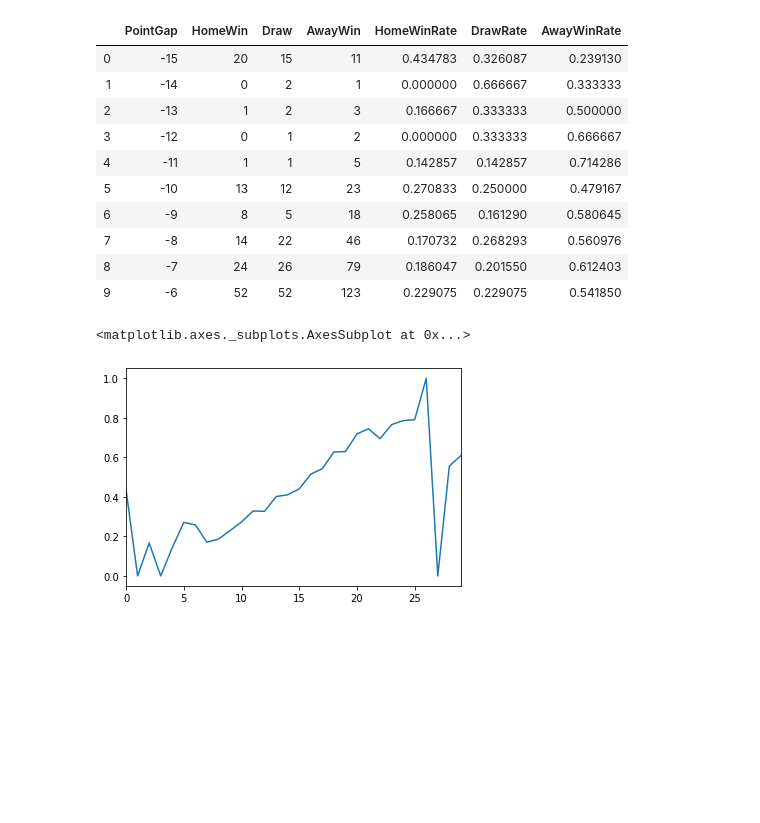
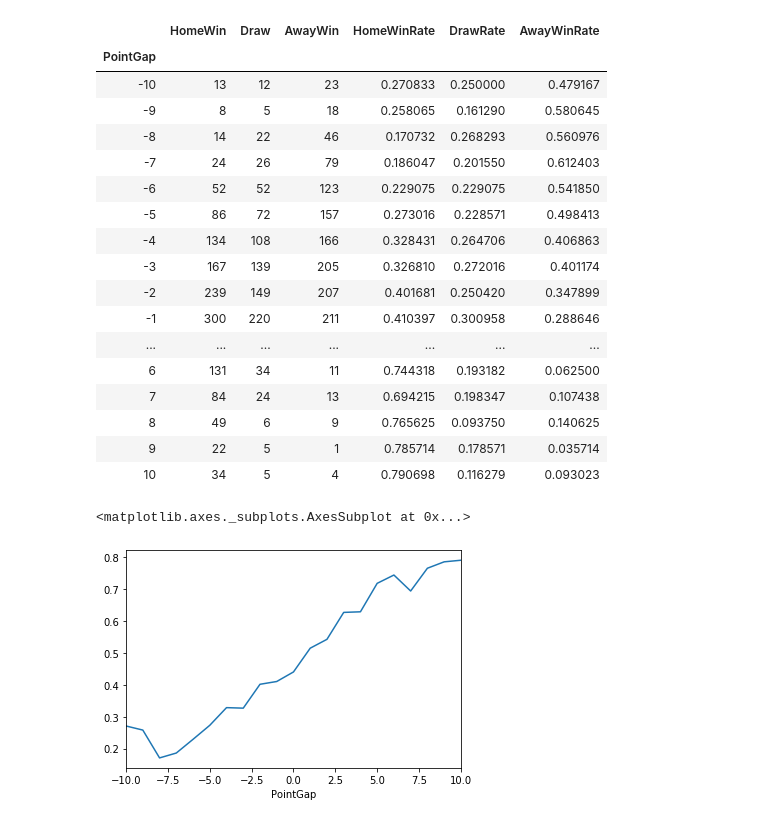
Before and after one commit to Thomastakovich/INFO6205Final, a Jupyter notebook: histogrameAndPdf.ipynb, the cells around one changed output. Cells and saved outputs as stored; diff of their text form; code cells hidden in the pictures; blank space fills up the shorter version.

```diff
--- a/histogrameAndPdf.ipynb
+++ b/histogrameAndPdf.ipynb
@@ -14,19 +1,28 @@
 # %%
 import pandas as pd
 relationship = pd.read_csv('relationship.csv')
-relationship.head(10)
+relationship = relationship[abs(relationship['PointGap']) < 11]
+relationship.set_index(['PointGap'], inplace=True)
+relationship
 # %% [output]
-|  | PointGap | HomeWin | Draw | AwayWin | HomeWinRate | DrawRate | AwayWinRate |
-| 0 | -15 | 20 | 15 | 11 | 0.434783 | 0.326087 | 0.239130 |
-| 1 | -14 | 0 | 2 | 1 | 0.000000 | 0.666667 | 0.333333 |
-| 2 | -13 | 1 | 2 | 3 | 0.166667 | 0.333333 | 0.500000 |
-| 3 | -12 | 0 | 1 | 2 | 0.000000 | 0.333333 | 0.666667 |
-| 4 | -11 | 1 | 1 | 5 | 0.142857 | 0.142857 | 0.714286 |
-| 5 | -10 | 13 | 12 | 23 | 0.270833 | 0.250000 | 0.479167 |
-| 6 | -9 | 8 | 5 | 18 | 0.258065 | 0.161290 | 0.580645 |
-| 7 | -8 | 14 | 22 | 46 | 0.170732 | 0.268293 | 0.560976 |
-| 8 | -7 | 24 | 26 | 79 | 0.186047 | 0.201550 | 0.612403 |
-| 9 | -6 | 52 | 52 | 123 | 0.229075 | 0.229075 | 0.541850 |
+|  | HomeWin | Draw | AwayWin | HomeWinRate | DrawRate | AwayWinRate |
+| PointGap |  |  |  |  |  |  |
+| -10 | 13 | 12 | 23 | 0.270833 | 0.250000 | 0.479167 |
+| -9 | 8 | 5 | 18 | 0.258065 | 0.161290 | 0.580645 |
+| -8 | 14 | 22 | 46 | 0.170732 | 0.268293 | 0.560976 |
+| -7 | 24 | 26 | 79 | 0.186047 | 0.201550 | 0.612403 |
+| -6 | 52 | 52 | 123 | 0.229075 | 0.229075 | 0.541850 |
+| -5 | 86 | 72 | 157 | 0.273016 | 0.228571 | 0.498413 |
+| -4 | 134 | 108 | 166 | 0.328431 | 0.264706 | 0.406863 |
+| -3 | 167 | 139 | 205 | 0.326810 | 0.272016 | 0.401174 |
+| -2 | 239 | 149 | 207 | 0.401681 | 0.250420 | 0.347899 |
+| -1 | 300 | 220 | 211 | 0.410397 | 0.300958 | 0.288646 |
+| ... | ... | ... | ... | ... | ... | ... |
+| 6 | 131 | 34 | 11 | 0.744318 | 0.193182 | 0.062500 |
+| 7 | 84 | 24 | 13 | 0.694215 | 0.198347 | 0.107438 |
+| 8 | 49 | 6 | 9 | 0.765625 | 0.093750 | 0.140625 |
+| 9 | 22 | 5 | 1 | 0.785714 | 0.178571 | 0.035714 |
+| 10 | 34 | 5 | 4 | 0.790698 | 0.116279 | 0.093023 |
 # %%
 import matplotlib.pyplot as plt
 %matplotlib inline
@@ -34,4 +30,4 @@ HWR = relationship['HomeWinRate']
 HWR.plot()
 # %% [output]
 <matplotlib.axes._subplots.AxesSubplot at 0x...>
-[figure, old version]
+[figure, new version]
```
Also changed, not shown: parts of 4 cells of this notebook, 9 other files.
